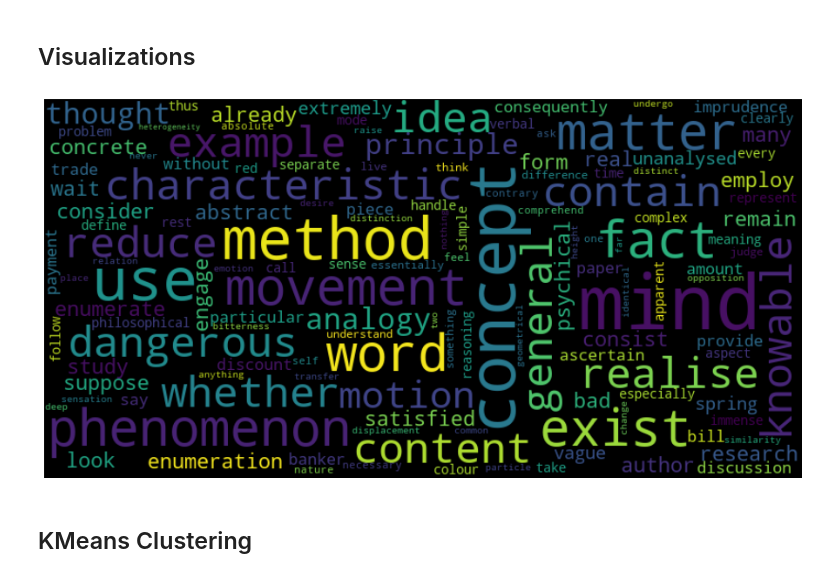
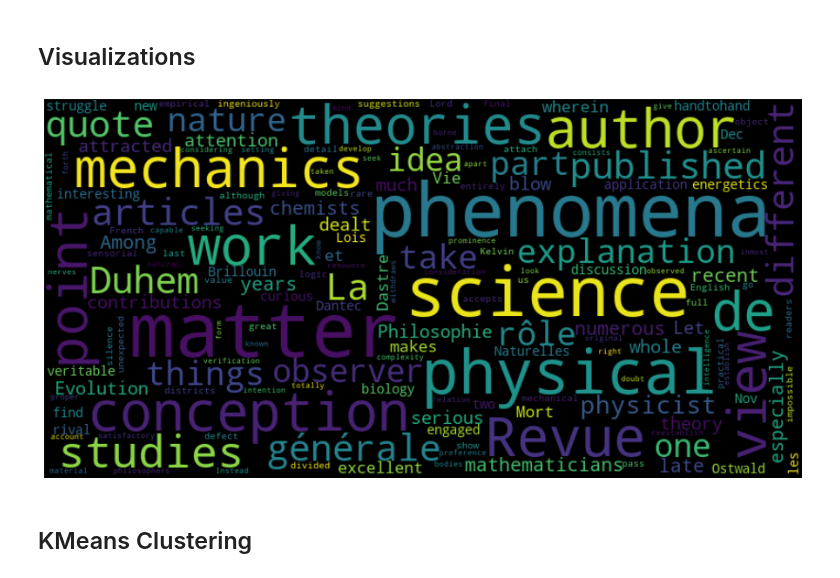
Before and after one commit to Locke0/Text-Summarizer, a Jupyter notebook: Text_Summarizer.ipynb, the cells around one changed output. Saved outputs shown, nothing was run; the diff lists cells and outputs as text; code cells hidden in the pictures.

```diff
--- a/Text_Summarizer.ipynb
+++ b/Text_Summarizer.ipynb
@@ -345,29 +365,29 @@ def generate_summary(text, top_n=5):
 # %%
 # https://medium.com/swlh/text-classification-using-tf-idf-7404e75565b8
 
 from wordcloud import WordCloud
 import matplotlib.pyplot as plt, seaborn as sns
 
 def generateWordCloud(corpus: str, cmap: str):
   """
   Return a Word Cloud object generated from the corpus and color map parameter.
   """
   wordcloud = WordCloud(background_color = 'black', width = 800, height = 400,
                     colormap = cmap, max_words = 180, contour_width = 3,
                     max_font_size = 80, contour_color = 'steelblue',
                     random_state = 0)
 
-  wordcloud.generate(str(remove_stopwords(sentences)))
+  wordcloud.generate(str(remove_stopwords(read_article(text))))
   plt.figure(figsize=(16,8))
   plt.imshow(wordcloud, interpolation = 'bilinear')
   plt.axis("off")
   plt.show()
 
   return wordcloud
 
 generateWordCloud(corpus = sentences, cmap = 'viridis');
 # %% [output]
-[figure, old version]
+[figure, new version]
 # %% [markdown]
 ## KMeans Clustering
 # %%
```
Also changed, not shown: parts of 20 cells of this notebook.
